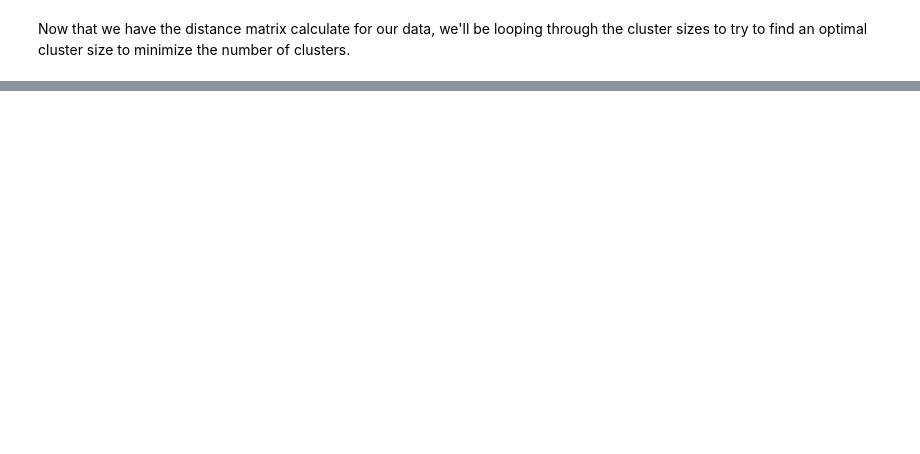
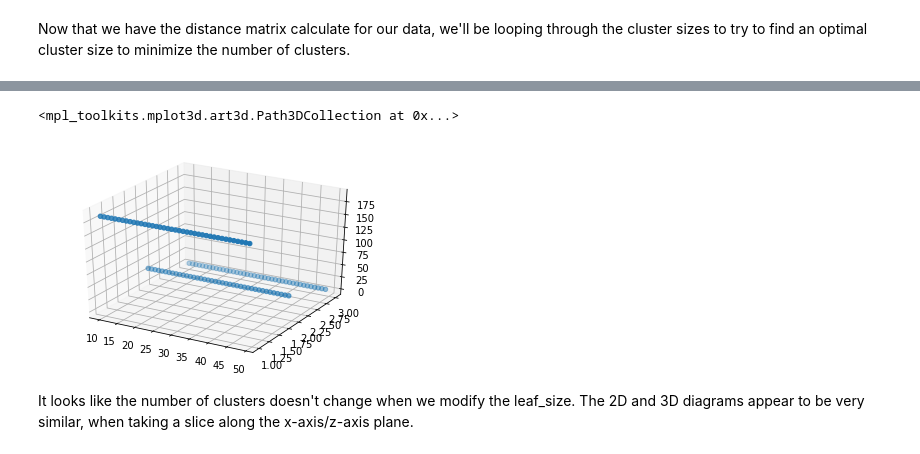
Before and after one commit to robertwatkins/playground-robert, a Jupyter notebook: Python/Jupyter/apache/ApacheNGram-Experiment2.ipynb, the cells around one changed output, grey strips where cells are left out. Saved outputs shown, nothing was run; the diff lists cells and outputs as text; code cells hidden in the pictures; blank space fills up the shorter version.

```diff
--- a/Python/Jupyter/apache/ApacheNGram-Experiment2.ipynb
+++ b/Python/Jupyter/apache/ApacheNGram-Experiment2.ipynb
@@ -244,0 +269,25 @@ print(clustering.labels_.max())
+# %%
+my_leaf_size = 30
+
+results = []
+X = []
+Y = []
+Z = []
+for my_eps in range(1,4):
+    for my_leaf_size in range(10,50):
+        clustering = DBSCAN(algorithm='auto', eps=my_eps, leaf_size=my_leaf_size, metric='precomputed').fit(distance_matrix)
+        X.append(my_leaf_size)
+        Y.append(my_eps)
+        Z.append(clustering.labels_.max())
+        results.append([my_leaf_size, my_eps, clustering.labels_.max()])
+# %%
+fig = plt.figure()
+ax = plt.axes(projection='3d')
+ax.scatter(X, Y, Z)
+
+#plt.contour3D(results)
+# %% [output]
+<mpl_toolkits.mplot3d.art3d.Path3DCollection at 0x...>
+[figure, added]
+# %% [markdown]
+It looks like the number of clusters doesn't change when we modify the leaf_size. The 2D and 3D diagrams appear to be very similar, when taking a slice along the x-axis/z-axis plane.
```
Also changed, not shown: parts of 4 cells of this notebook.
